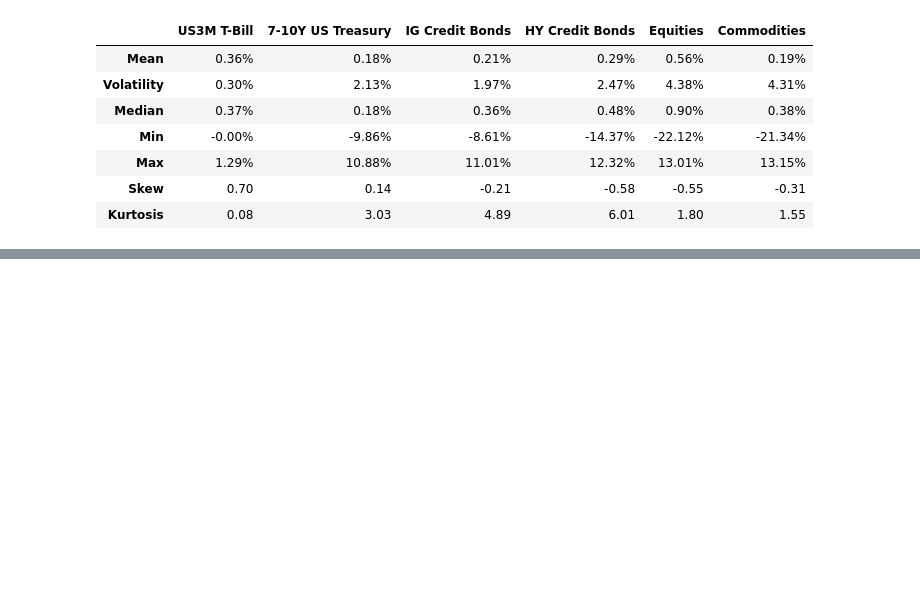
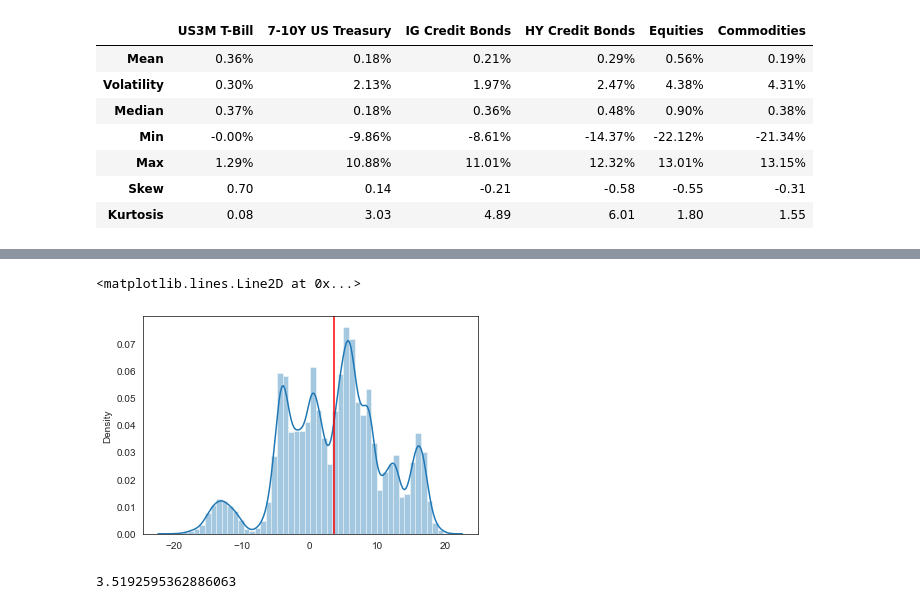
Before and after one commit to TylerWang1996/asset_simulations, a Jupyter notebook: notebooks/simulation analysis.ipynb, the cells around one changed output, grey strips where cells are left out. Cells and saved outputs as stored; diff of their text form; code cells hidden in the pictures; blank space fills up the shorter version.

```diff
--- a/notebooks/simulation analysis.ipynb
+++ b/notebooks/simulation analysis.ipynb
@@ -75,0 +78,19 @@ sim_ports
+# %%
+# Full series returns simulation
+
+full_hist_sim = simulate_port.portfolio_returns(sim_ports, asset_returns_df_cash)
+# %%
+hist_sim = full_hist_sim.copy()
+#hist_sim = hist_sim[hist_sim['Date'] > '2010-01-01']
+hist_sim = hist_sim.set_index('Date')
+hist_sim = hist_sim * 100
+# %%
+res = sns.distplot(hist_sim)
+plt.axvline(x=hist_sim['Portfolio Return'].mean(),color='red')
+# %% [output]
+<matplotlib.lines.Line2D at 0x...>
+[figure, added]
+# %%
+hist_sim['Portfolio Return'].mean()
+# %% [output]
+3.5192595362886063
```
Also changed, not shown: parts of 4 cells of this notebook.
